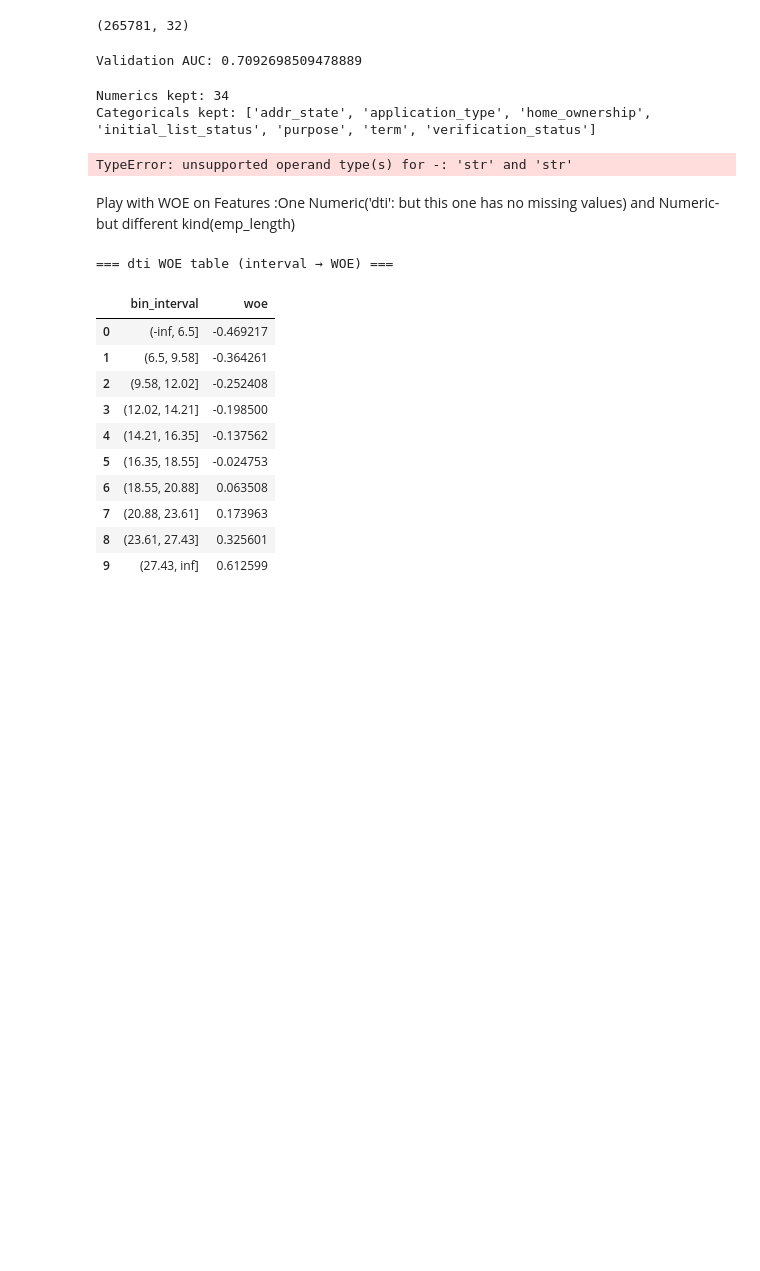
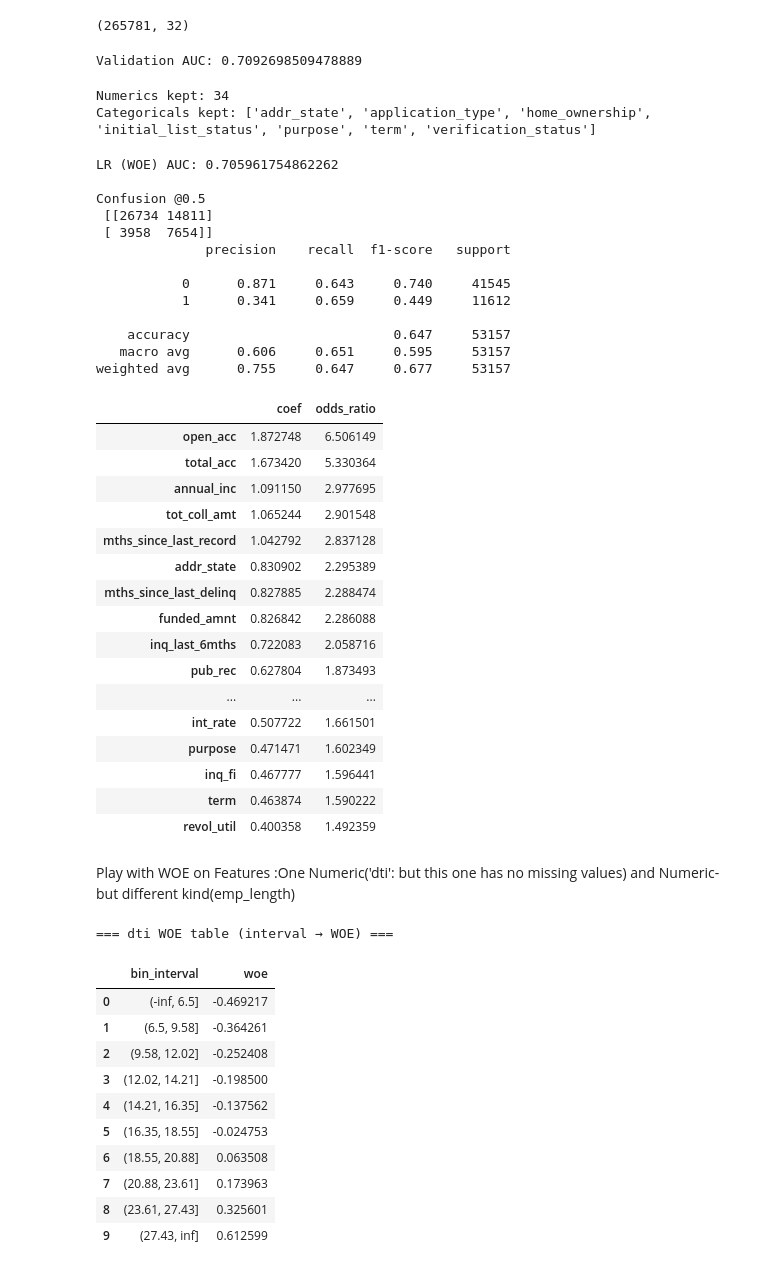
Before and after one commit to hlee014e/Projects, a Jupyter notebook: Credit-Risk/Credit_risk.ipynb, the cells around one changed output. Drawn from its saved outputs; the diff is of its cells as text; code cells hidden in the pictures; blank space fills up the shorter version.

```diff
--- a/Credit-Risk/Credit_risk.ipynb
+++ b/Credit-Risk/Credit_risk.ipynb
@@ -939,9 +939,7 @@ print("Categoricals kept:", FEATURES_CAT)
 Numerics kept: 34
 Categoricals kept: ['addr_state', 'application_type', 'home_ownership', 'initial_list_status', 'purpose', 'term', 'verification_status']
 # %%
-import numpy as np
-import pandas as pd
-from sklearn.model_selection import train_test_split
+
 from sklearn.linear_model import LogisticRegression
 from sklearn.metrics import roc_auc_score, classification_report, confusion_matrix
 
@@ -954,7 +952,7 @@ FEATURES_NUM = [
     'open_rv_12m','open_il_24m','open_il_6m','inq_last_12m','total_bal_il','max_bal_bc',
     'all_util','inq_last_6mths','mths_since_rcnt_il','il_util','mths_since_last_major_derog',
     'mths_since_last_delinq','total_acc','delinq_2yrs','open_acc','mths_since_last_record',
-    'pub_rec','collections_12_mths_ex_med','policy_code','acc_now_delinq','grade','emp_length'
+    'pub_rec','collections_12_mths_ex_med','policy_code','acc_now_delinq','grade_num','emp_length_years'
 ]
 
 FEATURES_CAT = [c for c in [
@@ -1127,34 +1125,63 @@ woe_spec = fit_woe_spec(X_tr, y_tr, FEATURES_NUM, FEATURES_CAT, max_bins=10, max
 
 X_tr_woe = transform_to_woe(X_tr, woe_spec, FEATURES_NUM, FEATURES_CAT)
 X_va_woe = transform_to_woe(X_va, woe_spec, FEATURES_NUM, FEATURES_CAT)
 
 # Final check
 assert not np.isnan(X_tr_woe.values).any(), "WOE train has NaN"
 assert not np.isnan(X_va_woe.values).any(), "WOE valid has NaN"
 
 lr = LogisticRegression(
     penalty="l2",
     solver="lbfgs",
     class_weight="balanced",
     max_iter=2000,
     n_jobs=-1
 )
 lr.fit(X_tr_woe, y_tr)
 
 pred = lr.predict_proba(X_va_woe)[:, 1]
 print("LR (WOE) AUC:", roc_auc_score(y_va, pred))
 print("\nConfusion @0.5\n", confusion_matrix(y_va, (pred>=0.5).astype(int)))
 print(classification_report(y_va, (pred>=0.5).astype(int), digits=3))
 
 # Coef table
 coef = pd.Series(lr.coef_[0], index=X_tr_woe.columns)
 coef_tbl = pd.DataFrame({
     "coef": coef.sort_values(key=np.abs, ascending=False),
 })
 coef_tbl["odds_ratio"] = np.exp(coef_tbl["coef"])
 display(coef_tbl.head(20))
 # %% [output]
-TypeError: unsupported operand type(s) for -: 'str' and 'str'
+LR (WOE) AUC: 0.705961754862262
+
+Confusion @0.5
+ [[26734 14811]
+ [ 3958  7654]]
+              precision    recall  f1-score   support
+
+           0      0.871     0.643     0.740     41545
+           1      0.341     0.659     0.449     11612
+
+    accuracy                          0.647     53157
+   macro avg      0.606     0.651     0.595     53157
+weighted avg      0.755     0.647     0.677     53157
+|  | coef | odds_ratio |
+| open_acc | 1.872748 | 6.506149 |
+| total_acc | 1.673420 | 5.330364 |
+| annual_inc | 1.091150 | 2.977695 |
+| tot_coll_amt | 1.065244 | 2.901548 |
+| mths_since_last_record | 1.042792 | 2.837128 |
+| addr_state | 0.830902 | 2.295389 |
+| mths_since_last_delinq | 0.827885 | 2.288474 |
+| funded_amnt | 0.826842 | 2.286088 |
+| inq_last_6mths | 0.722083 | 2.058716 |
+| pub_rec | 0.627804 | 1.873493 |
+| ... | ... | ... |
+| int_rate | 0.507722 | 1.661501 |
+| purpose | 0.471471 | 1.602349 |
+| inq_fi | 0.467777 | 1.596441 |
+| term | 0.463874 | 1.590222 |
+| revol_util | 0.400358 | 1.492359 |
 # %% [markdown]
 Play with WOE on Features
 :One Numeric('dti': but this one has no missing values) and Numeric-but different kind(emp_length)
```
Also changed, not shown: parts of 6 cells of this notebook.
